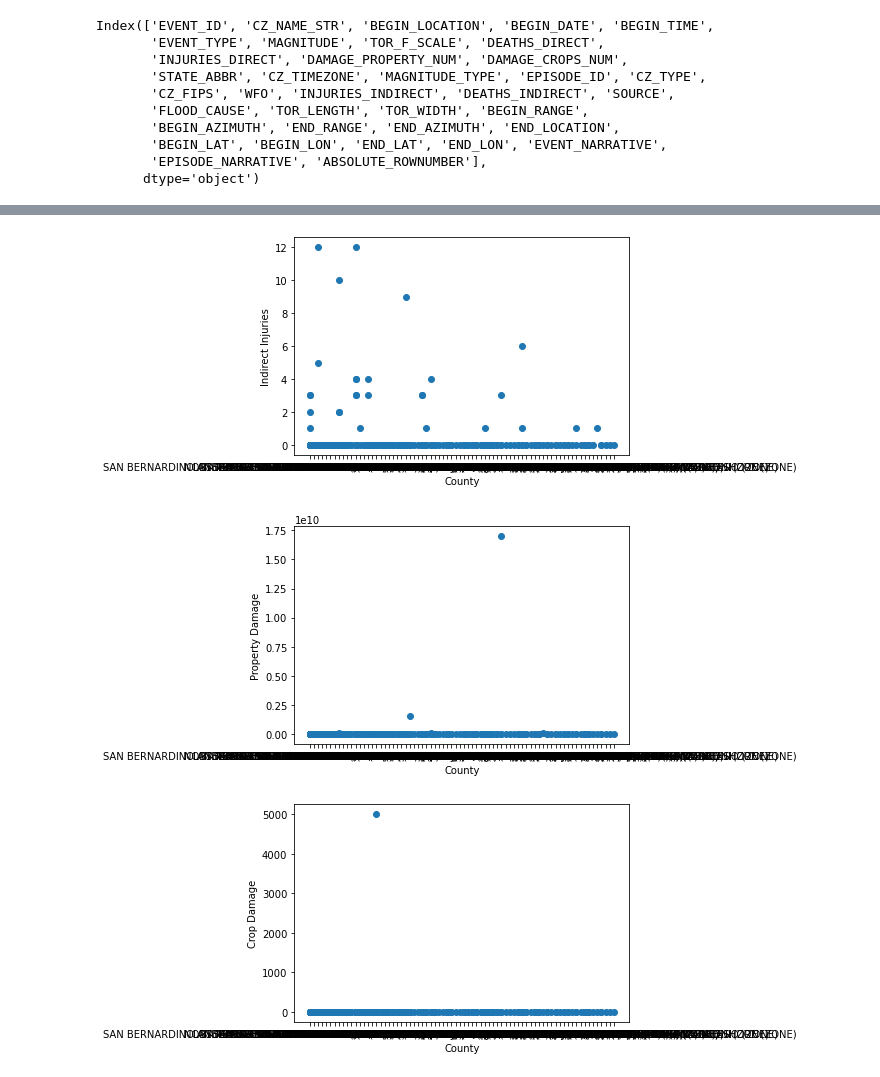
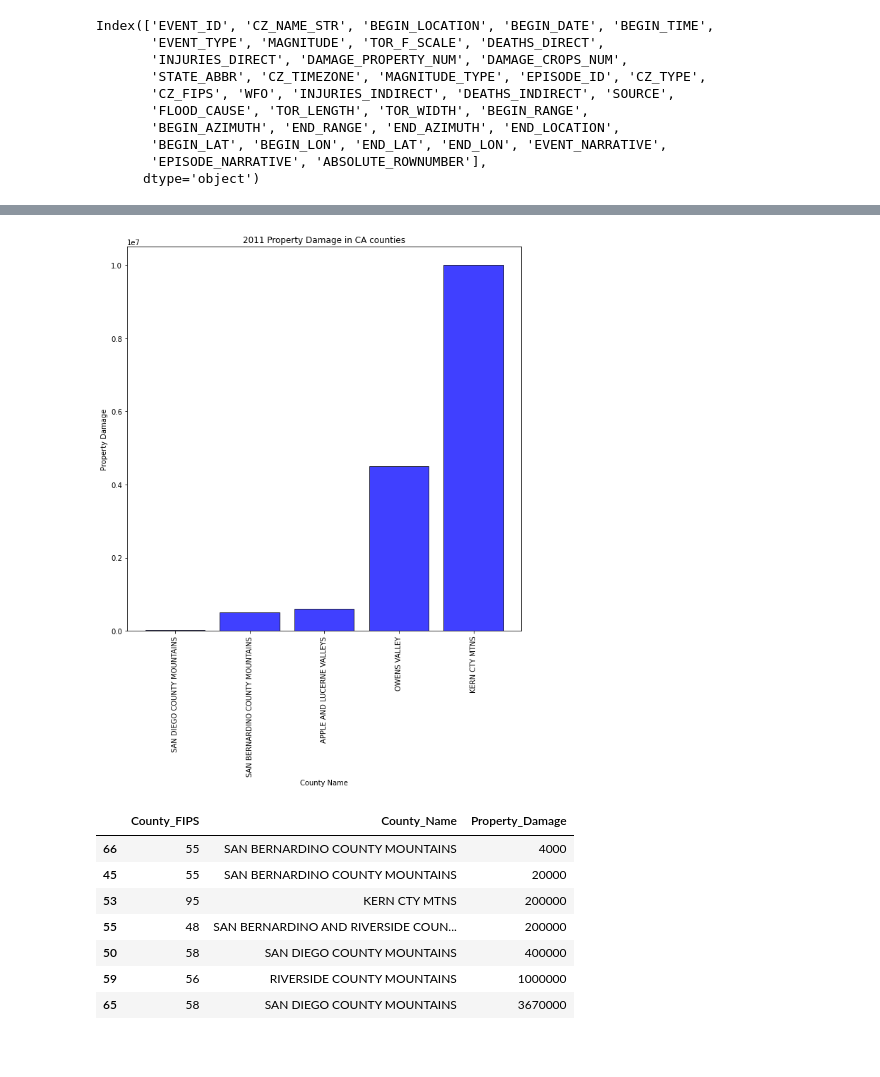
Before and after one commit to jacobdv/extreme-weather, a Jupyter notebook: wf_damage_mining.ipynb, the cells around one changed output, grey strips where cells are left out. Drawn from its saved outputs; the diff is of its cells as text; code cells hidden in the pictures; blank space fills up the shorter version.

```diff
--- a/wf_damage_mining.ipynb
+++ b/wf_damage_mining.ipynb
@@ -40,8 +23,22 @@ Index(['EVENT_ID', 'CZ_NAME_STR', 'BEGIN_LOCATION', 'BEGIN_DATE', 'BEGIN_TIME',
        'EPISODE_NARRATIVE', 'ABSOLUTE_ROWNUMBER'],
       dtype='object')
 # %%
-reduced_wildfire_df = unclean_wildfire_df[['EVENT_ID', 'CZ_NAME_STR', 'BEGIN_DATE', 'EVENT_TYPE', 'DEATHS_DIRECT', 'DEATHS_INDIRECT',
-                                       'INJURIES_DIRECT', 'INJURIES_INDIRECT', 'DAMAGE_PROPERTY_NUM', 'DAMAGE_CROPS_NUM', 'CZ_FIPS',
-                                       ]]
-reduced_wildfire_df
+reduce_wildfire = unclean_wildfire_df[['EVENT_ID', 'CZ_NAME_STR', 'BEGIN_DATE', 'DEATHS_DIRECT', 'DEATHS_INDIRECT', 'INJURIES_DIRECT', 'INJURIES_INDIRECT',
+                                  'DAMAGE_PROPERTY_NUM', 'DAMAGE_CROPS_NUM', 'CZ_FIPS',]]
+reduce_wildfire = reduce_wildfire.rename(columns={'EVENT_ID': 'NOAA ID',
+                                                'CZ_NAME_STR':'County_Name',
+                                                'BEGIN_DATE': 'Date',
+                                                'DEATHS_DIRECT': 'Direct_Deaths',
+                                                'DEATHS_INDIRECT': 'Indirect_Deaths',
+                                                'INJURIES_DIRECT': 'Direct_Injuries',
+                                                'INJURIES_INDIRECT': 'Indirect_Injuries',
+                                                'DAMAGE_PROPERTY_NUM': 'Property_Damage',
+                                                'DAMAGE_CROPS_NUM': 'Crop_Damage',
+                                                'CZ_FIPS': 'County_FIPS',
+                                                })
+reduce_wildfire
+reduce_wildfire['Date'] = reduce_wildfire['Date'].replace('/', ' ', regex=True).astype('string')
+reduce_wildfire['Date'] = reduce_wildfire['Date'].str.slice(start=6)
+reduce_wildfire['County_Name'] = reduce_wildfire['County_Name'].str.rstrip(' (ZONE)')
+reduce_wildfire['County_Name'].value_counts()
 # %% [output]
@@ -237,0 +177,3 @@ plt.show()
+# %%
+property_wildfire = reduce_wildfire.loc[(reduce_wildfire['Property_Damage'] > 0)]
+property_wildfire.head(100)
@@ -251,0 +226,5 @@ plt.show()
+# %%
+wildfire_2011 = property_wildfire.loc[(property_wildfire['Date'] == '2011')]
+wildfire_2011 = wildfire_2011[['County_FIPS','County_Name', 'Property_Damage']]
+wildfire_2011 = wildfire_2011.sort_values(by=['Property_Damage'])
+wildfire_2011.head(25)
@@ -252,21 +238,38 @@ plt.show()
 # %%
-plt.scatter(clean_wildfire_df.iloc[:,1],clean_wildfire_df.iloc[:,7])
-plt.xlabel('County')
-plt.ylabel('Indirect Injuries')
-plt.show()
+# county_2011 =  wildfire_2011.groupby('County_Name')
+# pdamage_2011 = pd.DataFrame(county_2011['Property_Damage'].value_counts())
+# pdamage_2011 = pdamage_2011.rename(columns={'Property_Damage': 'PD_Count'})
+# pdamage_2011 = pdamage_2011.reset_index()
+# pdamage_2011 = pdamage_2011[['County_Name', 'Property_Damage']]
+# pdamage_2011.head(25)
-# %% [output]
-[figure, removed]
 # %%
-plt.scatter(clean_wildfire_df.iloc[:,1],clean_wildfire_df.iloc[:,8])
-plt.xlabel('County')
+x_axis = np.arange(len(wildfire_2011))
+# y_axis = np.arange(len(pd))
+px_tick_loc = [value+0.4 for value in x_axis]
+
+
+plt.figure(figsize=(10,10))
+plt.bar(x_axis , wildfire_2011['Property_Damage'], color='b', alpha=0.75, align='edge', edgecolor='black')
+
+plt.xticks(px_tick_loc, wildfire_2011['County_Name'], rotation='vertical')
+
+plt.title('2011 Property Damage in CA counties')
+plt.xlabel('County Name')
 plt.ylabel('Property Damage')
 plt.show()
 # %% [output]
-[figure, old version]
+[figure, new version]
 # %%
-plt.scatter(clean_wildfire_df.iloc[:,1],clean_wildfire_df.iloc[:,9])
-plt.xlabel('County')
-plt.ylabel('Crop Damage')
-plt.show()
+wildfire_2012 = property_wildfire.loc[(reduce_wildfire['Date'] == '2012')]
+wildfire_2012 = wildfire_2012[['County_FIPS','County_Name', 'Property_Damage']]
+wildfire_2012 = wildfire_2012.sort_values(by=['Property_Damage'])
+wildfire_2012.head(25)
 # %% [output]
-[figure, removed]
+|  | County_FIPS | County_Name | Property_Damage |
+| 66 | 55 | SAN BERNARDINO COUNTY MOUNTAINS | 4000 |
+| 45 | 55 | SAN BERNARDINO COUNTY MOUNTAINS | 20000 |
+| 53 | 95 | KERN CTY MTNS | 200000 |
+| 55 | 48 | SAN BERNARDINO AND RIVERSIDE COUN... | 200000 |
+| 50 | 58 | SAN DIEGO COUNTY MOUNTAINS | 400000 |
+| 59 | 56 | RIVERSIDE COUNTY MOUNTAINS | 1000000 |
+| 65 | 58 | SAN DIEGO COUNTY MOUNTAINS | 3670000 |
```
Also changed, not shown: parts of 39 cells of this notebook.
